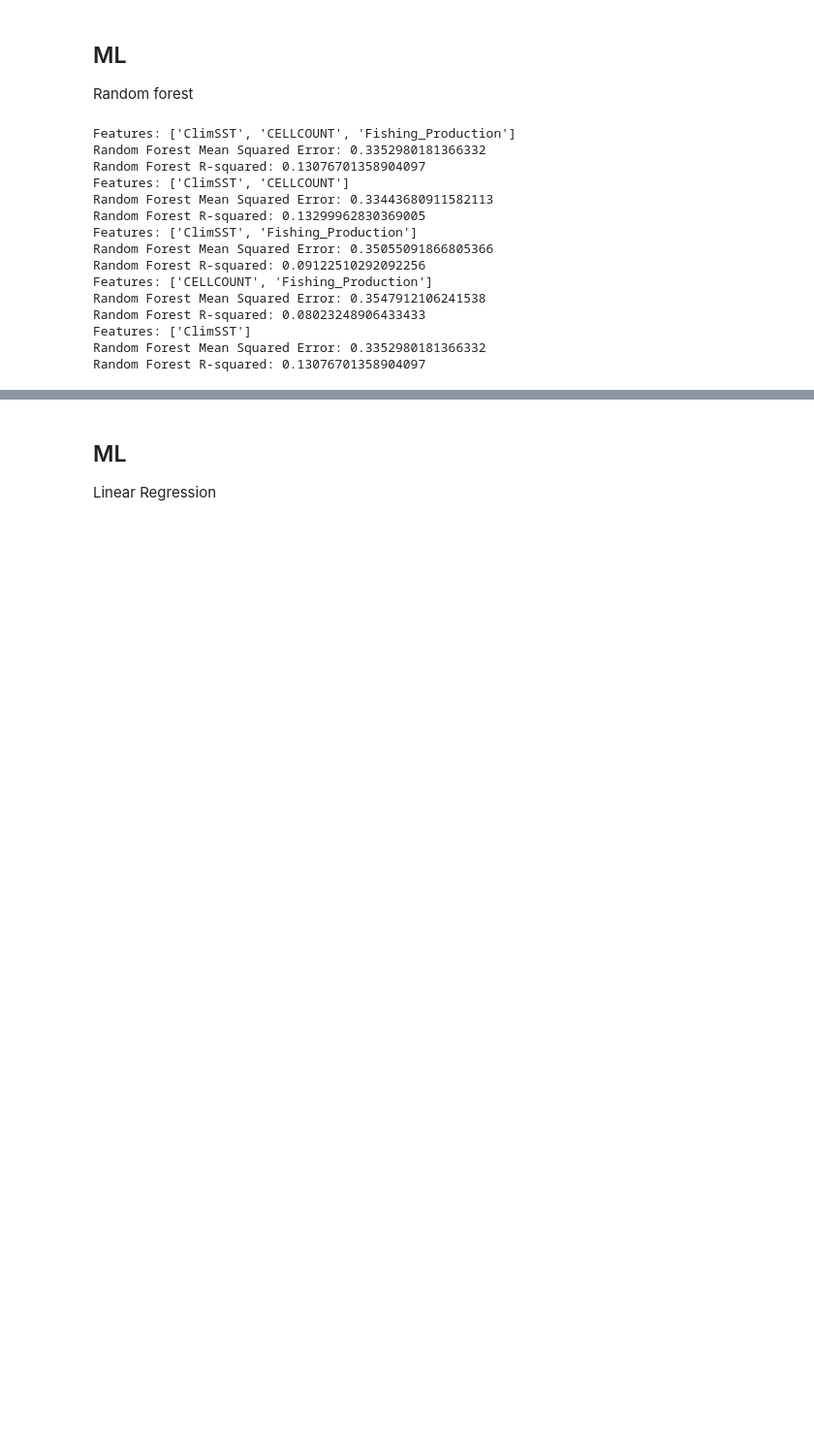
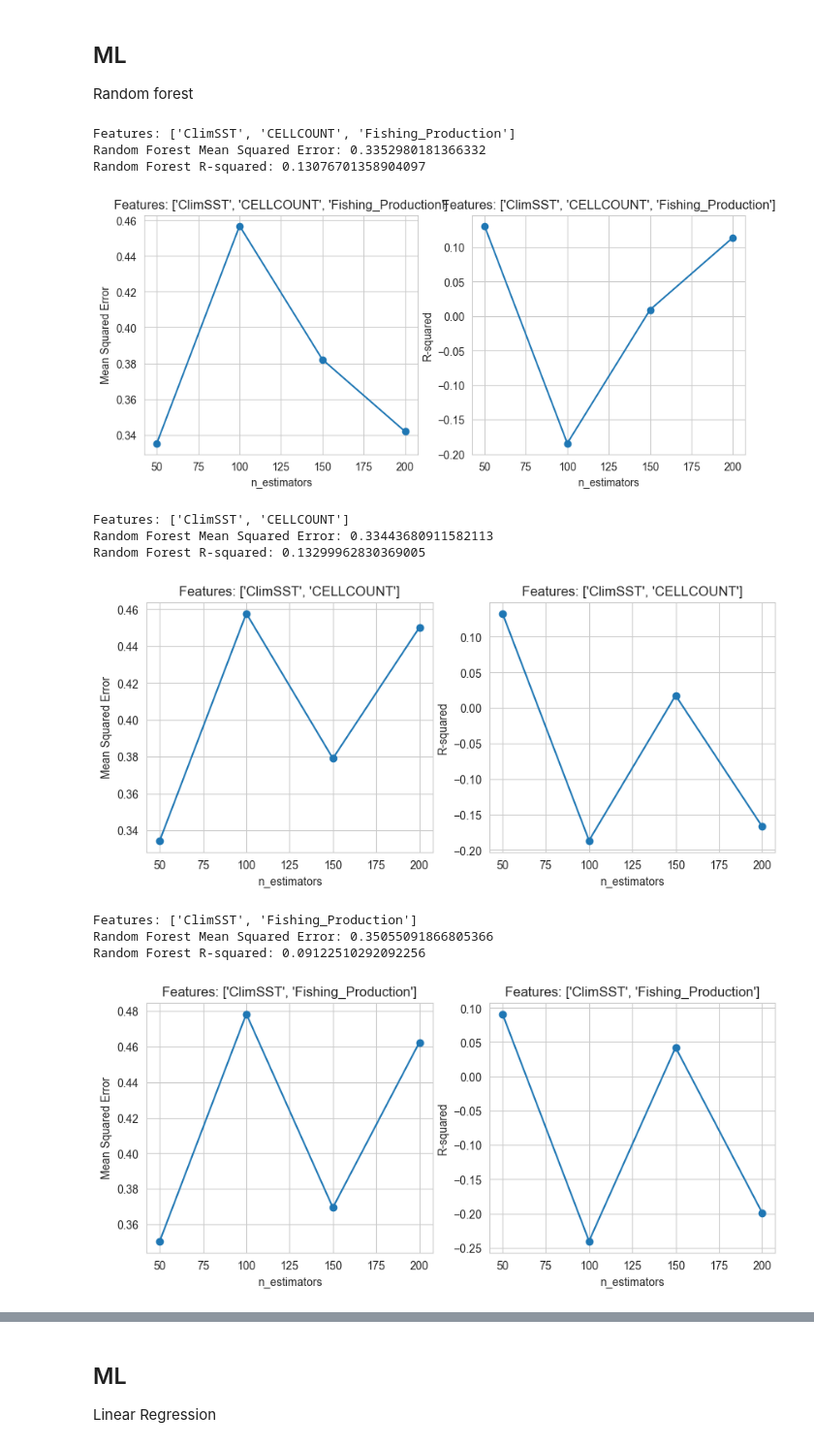
Before and after one commit to CS418/group-project-ez-squad, a Jupyter notebook: coral_bleaching_report.ipynb, the cells around one changed output, grey strips where cells are left out. Shown at 97% size. Saved outputs shown, nothing was run; the diff lists cells and outputs as text; code cells hidden in the pictures; blank space fills up the shorter version.

```diff
--- a/coral_bleaching_report.ipynb
+++ b/coral_bleaching_report.ipynb
@@ -694,47 +694,62 @@ mse_values = []
 r2_values = []
 for features in feature_sets:
     # Assume X is your feature matrix and y is your target variable
-    X = df_merged[['ClimSST', 'CELLCOUNT', 'Fishing_Production']]
+    X = df_merged[features]
     y = df_merged['Severity_Code']
 
     # Split the data into training and test sets
     X_train, X_test, y_train, y_test = train_test_split(X, y, test_size=0.2, random_state=42)
 
     for n in [50, 100, 150, 200]:
         # Initialize the model
         rf_model = RandomForestRegressor(n_estimators=n, random_state=42)
 
         # Fit the model to the training data
         rf_model.fit(X_train, y_train)
 
         # Predict on the test set
         y_pred = rf_model.predict(X_test)
 
         # Calculate the R-squared value
         r2 = r2_score(y_test, y_pred)
 
         # Calculate the mean squared error
         mse = mean_squared_error(y_test, y_pred)
         mse_values.append(mse)
         r2_values.append(r2)
 
+n_values = [50, 100, 150, 200]
+
 for i, features in enumerate(feature_sets):
     print(f"Features: {features}")
     print(f"Random Forest Mean Squared Error: {mse_values[i]}")
     print(f"Random Forest R-squared: {r2_values[i]}")
+
+    fig, axs = plt.subplots(1, 2, figsize=(10, 4))
+
+    # Plot the mean squared error
+    axs[0].plot(n_values, mse_values[i::len(feature_sets)], '-o')
+    axs[0].set_xlabel('n_estimators')
+    axs[0].set_ylabel('Mean Squared Error')
+    axs[0].set_title(f"Features: {features}")
+
+    # Plot the R-squared value
+    axs[1].plot(n_values, r2_values[i::len(feature_sets)], '-o')
+    axs[1].set_xlabel('n_estimators')
+    axs[1].set_ylabel('R-squared')
+    axs[1].set_title(f"Features: {features}")
+
+    plt.show()
 # %% [output]
 Features: ['ClimSST', 'CELLCOUNT', 'Fishing_Production']
 Random Forest Mean Squared Error: 0.3352980181366332
 Random Forest R-squared: 0.13076701358904097
-Features: ['ClimSST', 'CELLCOUNT']
-Random Forest Mean Squared Error: 0.33443680911582113
-Random Forest R-squared: 0.13299962830369005
-Features: ['ClimSST', 'Fishing_Production']
-Random Forest Mean Squared Error: 0.35055091866805366
-Random Forest R-squared: 0.09122510292092256
-Features: ['CELLCOUNT', 'Fishing_Production']
-Random Forest Mean Squared Error: 0.3547912106241538
-Random Forest R-squared: 0.08023248906433433
-Features: ['ClimSST']
-Random Forest Mean Squared Error: 0.3352980181366332
-Random Forest R-squared: 0.13076701358904097
+[figure, added]
+Features: ['ClimSST', 'CELLCOUNT']
+Random Forest Mean Squared Error: 0.33443680911582113
+Random Forest R-squared: 0.13299962830369005
+[figure, added]
+Features: ['ClimSST', 'Fishing_Production']
+Random Forest Mean Squared Error: 0.35055091866805366
+Random Forest R-squared: 0.09122510292092256
+[figure, added]
```
Also changed, not shown: parts of 3 cells of this notebook.
